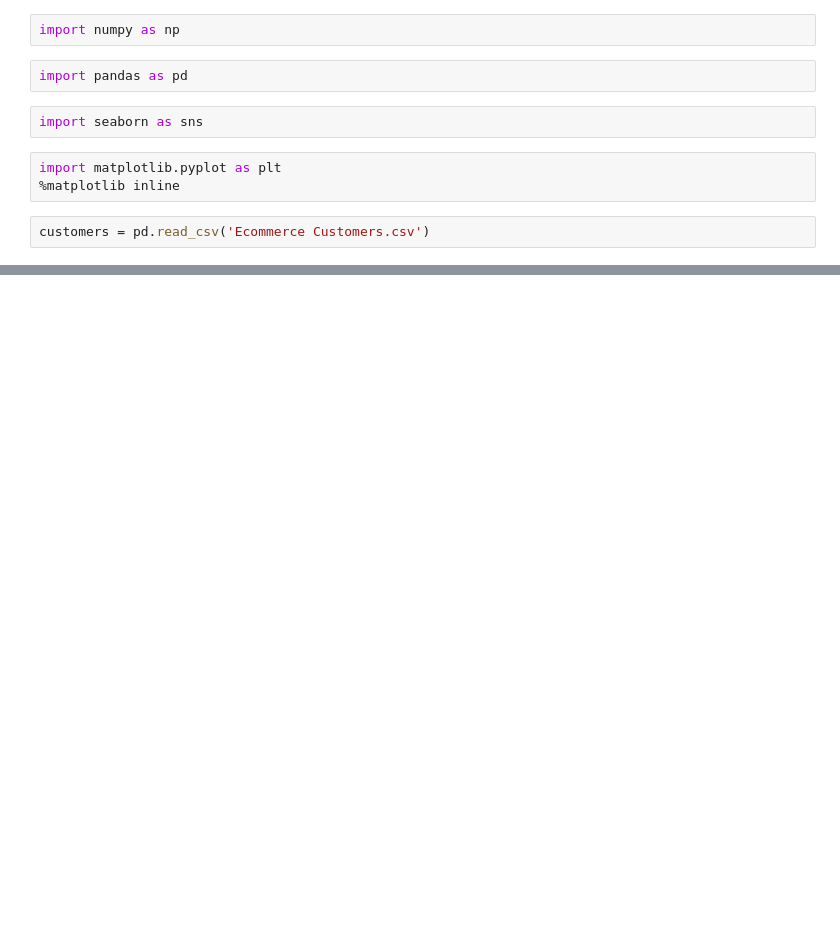
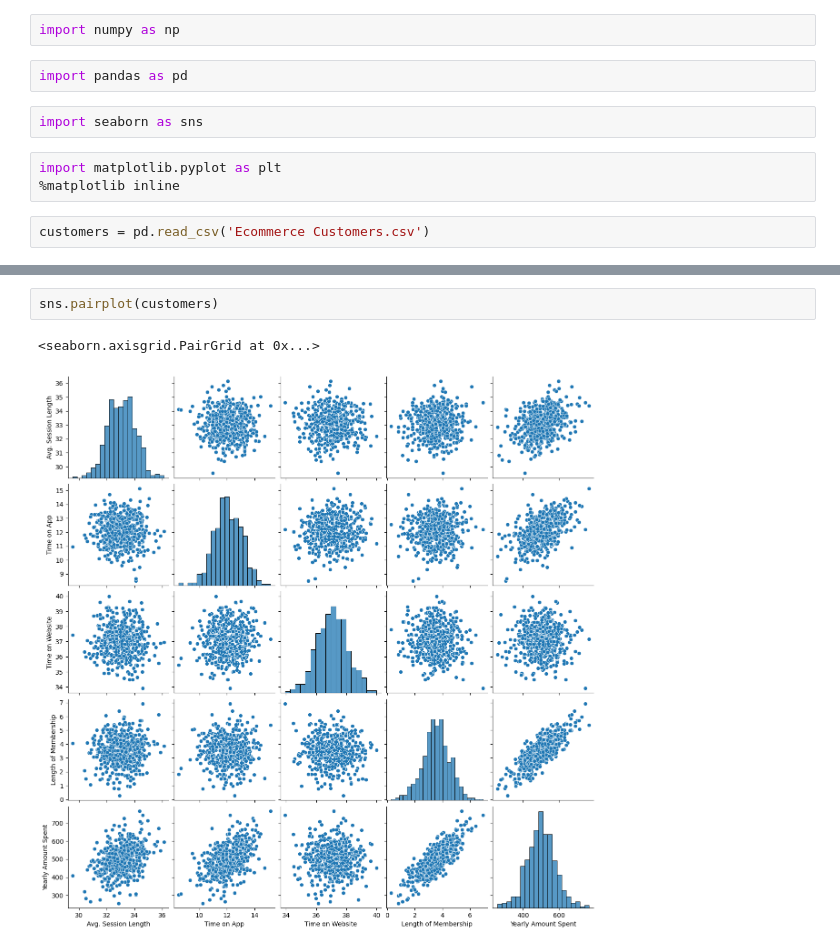
Before and after one commit to KRATOSru/ML, a Jupyter notebook: linear-regression/task_solution.ipynb, the cells around one changed output, grey strips where cells are left out. Drawn from its saved outputs; the diff is of its cells as text; blank space fills up the shorter version.

```diff
--- a/linear-regression/task_solution.ipynb
+++ b/linear-regression/task_solution.ipynb
@@ -25,0 +71,5 @@ customers.head(10)
+# %%
+sns.pairplot(customers)
+# %% [output]
+<seaborn.axisgrid.PairGrid at 0x...>
+[figure, added]
```
Also changed, not shown: parts of 7 cells of this notebook.
